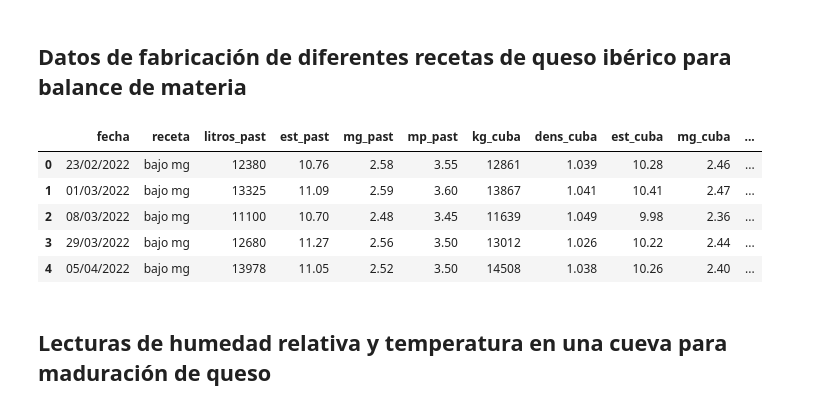
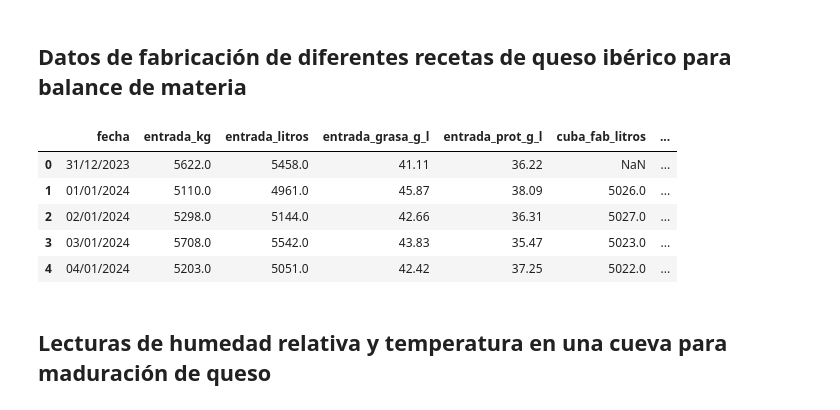
Before and after one commit to juanriera/master-queseria, a Jupyter notebook: 900-indice_dataframes.ipynb, the cells around one changed output. Saved outputs shown, nothing was run; the diff lists cells and outputs as text; code cells hidden in the pictures.

```diff
--- a/900-indice_dataframes.ipynb
+++ b/900-indice_dataframes.ipynb
@@ -25,15 +25,15 @@ df.head()
 # %%
 #|echo: false
 
-df = pd.read_csv("datos/fab_queso_bm.csv", decimal = ",", sep=';', encoding="ISO-8859-1")
+df = pd.read_csv("datos/fab_queso_sim.csv", decimal = ",", sep=';', encoding="ISO-8859-1")
 df.head()
 # %% [output]
-|  | fecha | receta | litros_past | est_past | mg_past | mp_past | kg_cuba | dens_cuba | est_cuba | mg_cuba | ... |
-| 0 | 23/02/2022 | bajo mg | 12380 | 10.76 | 2.58 | 3.55 | 12861 | 1.039 | 10.28 | 2.46 | ... |
-| 1 | 01/03/2022 | bajo mg | 13325 | 11.09 | 2.59 | 3.60 | 13867 | 1.041 | 10.41 | 2.47 | ... |
-| 2 | 08/03/2022 | bajo mg | 11100 | 10.70 | 2.48 | 3.45 | 11639 | 1.049 | 9.98 | 2.36 | ... |
-| 3 | 29/03/2022 | bajo mg | 12680 | 11.27 | 2.56 | 3.50 | 13012 | 1.026 | 10.22 | 2.44 | ... |
-| 4 | 05/04/2022 | bajo mg | 13978 | 11.05 | 2.52 | 3.50 | 14508 | 1.038 | 10.26 | 2.40 | ... |
+|  | fecha | entrada_kg | entrada_litros | entrada_grasa_g_l | entrada_prot_g_l | cuba_fab_litros | ... |
+| 0 | 31/12/2023 | 5622.0 | 5458.0 | 41.11 | 36.22 | NaN | ... |
+| 1 | 01/01/2024 | 5110.0 | 4961.0 | 45.87 | 38.09 | 5026.0 | ... |
+| 2 | 02/01/2024 | 5298.0 | 5144.0 | 42.66 | 36.31 | 5027.0 | ... |
+| 3 | 03/01/2024 | 5708.0 | 5542.0 | 43.83 | 35.47 | 5023.0 | ... |
+| 4 | 04/01/2024 | 5203.0 | 5051.0 | 42.42 | 37.25 | 5022.0 | ... |
 # %% [markdown]
 ## Lecturas de humedad relativa y temperatura en una cueva para maduración de queso
 # %%
```
Also changed, not shown: 48 other files.
